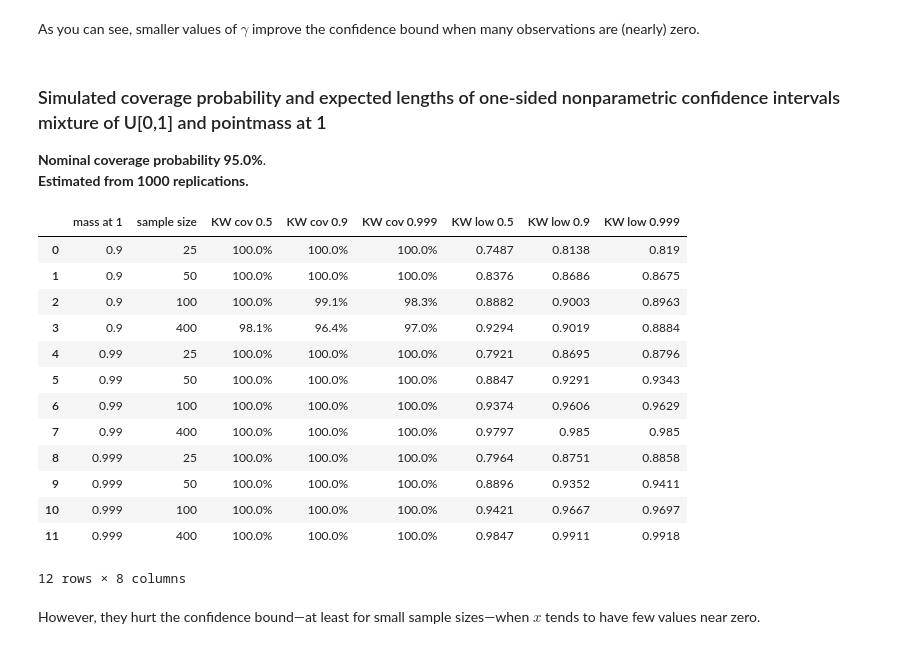
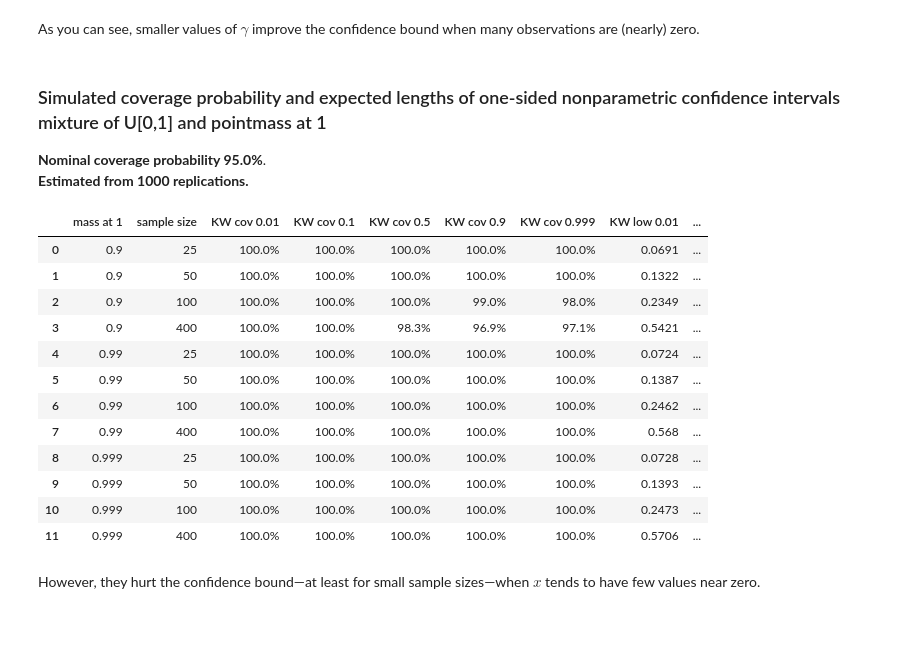
Before and after one commit to pbstark/MX14, a Jupyter notebook: shootout.ipynb, the cells around one changed output. Saved outputs shown, nothing was run; the diff lists cells and outputs as text; code cells hidden in the pictures.

```diff
--- a/shootout.ipynb
+++ b/shootout.ipynb
@@ -330,7 +330,7 @@ ns = np.array([25, 50, 100, 400])  # sample sizes
 ps = np.array([0.9, 0.99, 0.999])    # mixture fraction, weight of pointmass
 alpha = 0.05  # 1- (confidence level)
 reps = 1.0e3   # just for demonstration
-gamma = np.array([0.5, 0.9, 0.999])  # tuning constant in Kaplan-Wald
+gamma = np.array([0.01, 0.1, 0.5, 0.9, 0.999])  # tuning constant in Kaplan-Wald
 xtol = 1.0e-12
 
 cols = ['mass at 0', 'sample size']
@@ -397,7 +396,7 @@ ns = np.array([25, 50, 100, 400])  # sample sizes
 ps = np.array([0.9, 0.99, 0.999])    # mixture fraction, weight of pointmass
 alpha = 0.05  # 1- (confidence level)
 reps = 1.0e3   # just for demonstration
-gamma = np.array([0.5, 0.9, 0.999])  # tuning constant in Kaplan-Wald
+gamma = np.array([0.01, 0.1, 0.5, 0.9, 0.999])  # tuning constant in Kaplan-Wald
 xtol = 1.0e-12
 
 cols = ['mass at 1', 'sample size']
@@ -414,47 +413,46 @@ for p in ps:
 
         for rep in range(int(reps)):
             sam = np.random.uniform(size=n)
             ptMass = np.random.uniform(size=n)
             pennies = np.random.uniform(size=n)
             sam[ptMass < p] = 1.0
             samMean = np.mean(sam)
             #
             for i in range(len(gamma)):
                 kLow = kaplanWaldLowerCI(sam, cl = 1-alpha, gamma = gamma[i], xtol = xtol)
                 covK[i] += (kLow <= popMean)
                 lowK[i] += kLow
             #
 
         theRow = [p, n]
         theRow.extend([str(100*float(covK[i])/float(reps)) + '%' for i in range(len(gamma))])
         theRow.extend([str(round(lowK[i]/float(reps),4)) for i in range(len(gamma))])
         simTable.loc[len(simTable)] = theRow
 #
 ansStr =  '<h3>Simulated coverage probability and expected lengths of one-sided nonparametric confidence intervals ' +\
           'mixture of U[0,1] and pointmass at 1</h3>' +\
           '<strong>Nominal coverage probability ' + str(100*(1-alpha)) +\
           '%</strong>. <br /><strong>Estimated from ' + str(int(reps)) + ' replications.</strong>'
 
 display(HTML(ansStr))
 display(simTable)
 # %% [output]
 Simulated coverage probability and expected lengths of one-sided nonparametric confidence intervals mixture of U[0,1] and pointmass at 1
 Nominal coverage probability 95.0%.
 Estimated from 1000 replications.
-|  | mass at 1 | sample size | KW cov 0.5 | KW cov 0.9 | KW cov 0.999 | KW low 0.5 | KW low 0.9 | KW low 0.999 |
-| 0 | 0.9 | 25 | 100.0% | 100.0% | 100.0% | 0.7487 | 0.8138 | 0.819 |
-| 1 | 0.9 | 50 | 100.0% | 100.0% | 100.0% | 0.8376 | 0.8686 | 0.8675 |
-| 2 | 0.9 | 100 | 100.0% | 99.1% | 98.3% | 0.8882 | 0.9003 | 0.8963 |
-| 3 | 0.9 | 400 | 98.1% | 96.4% | 97.0% | 0.9294 | 0.9019 | 0.8884 |
-| 4 | 0.99 | 25 | 100.0% | 100.0% | 100.0% | 0.7921 | 0.8695 | 0.8796 |
-| 5 | 0.99 | 50 | 100.0% | 100.0% | 100.0% | 0.8847 | 0.9291 | 0.9343 |
-| 6 | 0.99 | 100 | 100.0% | 100.0% | 100.0% | 0.9374 | 0.9606 | 0.9629 |
-| 7 | 0.99 | 400 | 100.0% | 100.0% | 100.0% | 0.9797 | 0.985 | 0.985 |
-| 8 | 0.999 | 25 | 100.0% | 100.0% | 100.0% | 0.7964 | 0.8751 | 0.8858 |
-| 9 | 0.999 | 50 | 100.0% | 100.0% | 100.0% | 0.8896 | 0.9352 | 0.9411 |
-| 10 | 0.999 | 100 | 100.0% | 100.0% | 100.0% | 0.9421 | 0.9667 | 0.9697 |
-| 11 | 0.999 | 400 | 100.0% | 100.0% | 100.0% | 0.9847 | 0.9911 | 0.9918 |
+|  | mass at 1 | sample size | KW cov 0.01 | KW cov 0.1 | KW cov 0.5 | KW cov 0.9 | KW cov 0.999 | KW low 0.01 | ... |
+| 0 | 0.9 | 25 | 100.0% | 100.0% | 100.0% | 100.0% | 100.0% | 0.0691 | ... |
+| 1 | 0.9 | 50 | 100.0% | 100.0% | 100.0% | 100.0% | 100.0% | 0.1322 | ... |
+| 2 | 0.9 | 100 | 100.0% | 100.0% | 100.0% | 99.0% | 98.0% | 0.2349 | ... |
+| 3 | 0.9 | 400 | 100.0% | 100.0% | 98.3% | 96.9% | 97.1% | 0.5421 | ... |
+| 4 | 0.99 | 25 | 100.0% | 100.0% | 100.0% | 100.0% | 100.0% | 0.0724 | ... |
+| 5 | 0.99 | 50 | 100.0% | 100.0% | 100.0% | 100.0% | 100.0% | 0.1387 | ... |
+| 6 | 0.99 | 100 | 100.0% | 100.0% | 100.0% | 100.0% | 100.0% | 0.2462 | ... |
+| 7 | 0.99 | 400 | 100.0% | 100.0% | 100.0% | 100.0% | 100.0% | 0.568 | ... |
+| 8 | 0.999 | 25 | 100.0% | 100.0% | 100.0% | 100.0% | 100.0% | 0.0728 | ... |
+| 9 | 0.999 | 50 | 100.0% | 100.0% | 100.0% | 100.0% | 100.0% | 0.1393 | ... |
+| 10 | 0.999 | 100 | 100.0% | 100.0% | 100.0% | 100.0% | 100.0% | 0.2473 | ... |
+| 11 | 0.999 | 400 | 100.0% | 100.0% | 100.0% | 100.0% | 100.0% | 0.5706 | ... |
-12 rows × 8 columns
 # %% [markdown]
 However, they hurt the confidence bound&mdash;at least for small sample sizes&mdash;when $x$ tends to have few values near zero.
 # %% [markdown]
```
Also changed, not shown: parts of 4 cells of this notebook.
